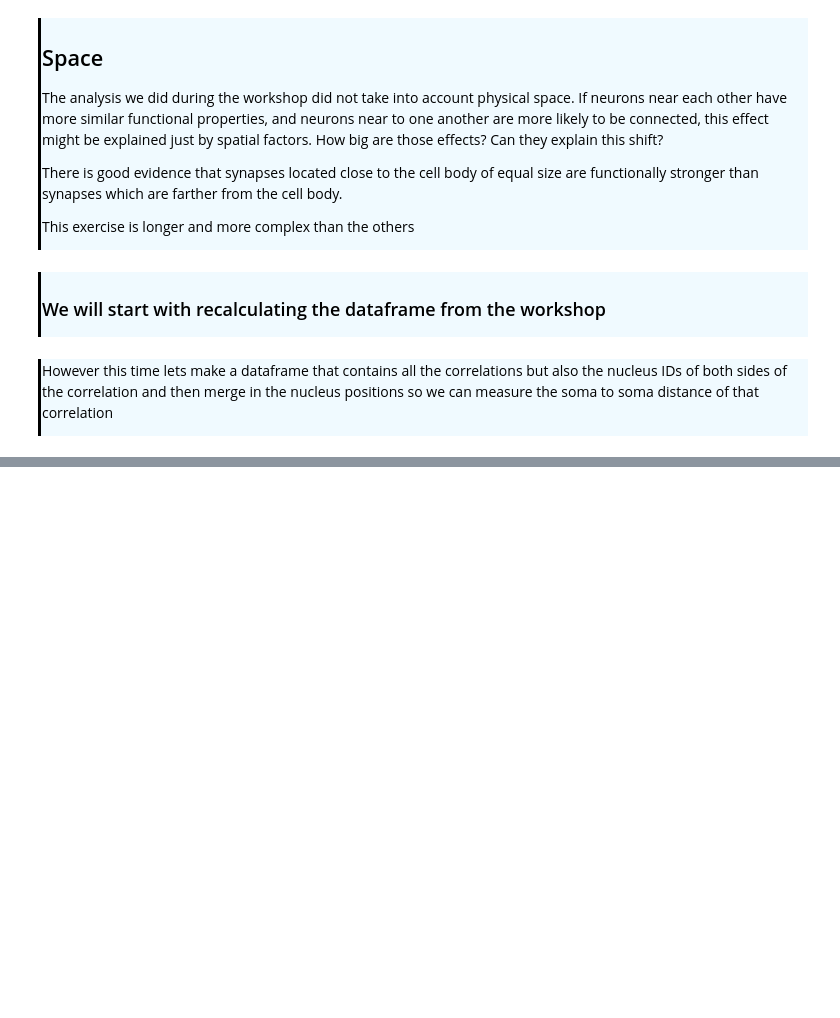
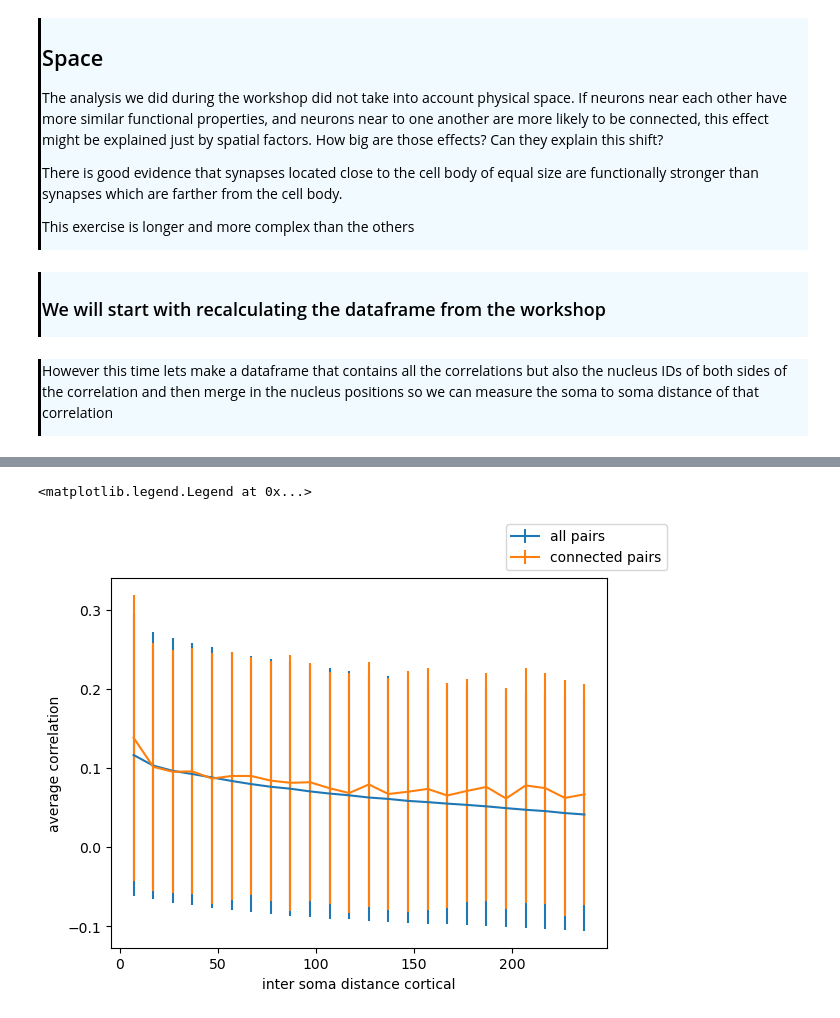
Before and after one commit to AllenInstitute/SWDB_CellTypeFunction, a Jupyter notebook: code/exercises/solutions/Space.ipynb, the cells around one changed output, grey strips where cells are left out. Saved outputs shown, nothing was run; the diff lists cells and outputs as text; code cells hidden in the pictures; blank space fills up the shorter version.

```diff
--- a/code/exercises/solutions/Space.ipynb
+++ b/code/exercises/solutions/Space.ipynb
@@ -156,0 +340,14 @@ len(nuc2)
+# %%
+#  plot both curves for connected and all paris on top of one another
+# make a plot of mean Correlation and std error bars a function of distance
+f, ax=plt.subplots()
+
+ax.errorbar(bin_centers, mean_C_cort, std_C_cort)
+ax.errorbar(bin_centers, mean_C_connected_cort, std_C_connected_cort)
+
+ax.set_xlabel('inter soma distance cortical')
+ax.set_ylabel('average correlation')
+f.legend(['all pairs', 'connected pairs'])
+# %% [output]
+<matplotlib.legend.Legend at 0x...>
+[figure, added]
```
Also changed, not shown: parts of 27 cells of this notebook, 5 other files.
